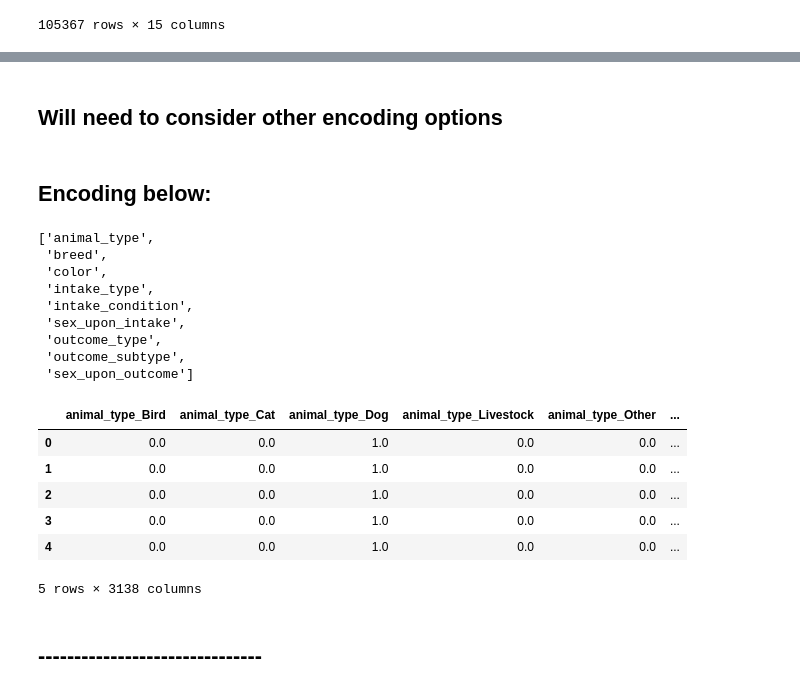
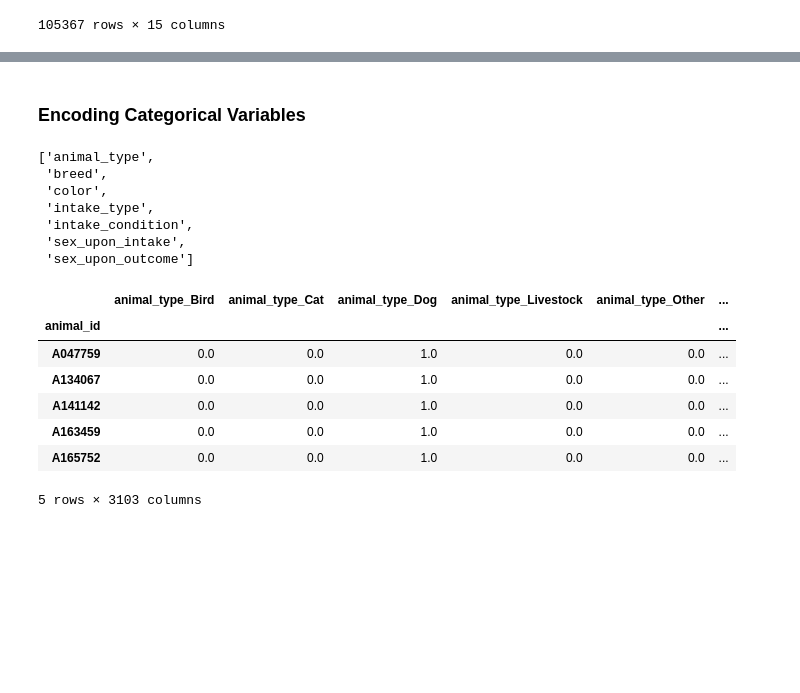
Before and after one commit to ilaha/Austin_AniML_Rescue, a Jupyter notebook: merged_csv_cleaning.ipynb, the cells around one changed output, grey strips where cells are left out. Drawn from its saved outputs; the diff is of its cells as text; code cells hidden in the pictures; blank space fills up the shorter version.

```diff
--- a/merged_csv_cleaning.ipynb
+++ b/merged_csv_cleaning.ipynb
@@ -227,6 +82,6 @@ df['color'].str.split('/', expand=True).rename(columns = lambda x: f'color_{x}')
 # %%
-df.drop(columns=['intake_date', 'date_of_birth', 'outcome_date', 'age_upon_outcome', 'age_upon_intake'], inplace = True)
-df
+df.drop(columns=['intake_date', 'date_of_birth', 'outcome_date', 'age_upon_outcome', 'age_upon_intake', 'outcome_subtype'], inplace = True)
+df.head()
 # %% [output]
 |  | animal_type | breed | color | intake_type | intake_condition | sex_upon_intake | outcome_type | ... |
 | animal_id |  |  |  |  |  |  |  | ... |
@@ -261,7 +93,5 @@ dtype: object
-# %% [markdown]
-## Will need to consider other encoding options
 # %% [markdown]
-## Encoding below:
+### Encoding Categorical Variables
 # %%
 # Using get dummies method
 
@@ -276,7 +106,8 @@ dtype: object
 # final = merged.drop(['animal_type'], axis='columns')
 # final
 # %%
-categorical_vars = [col for col in df.columns if df[col].dtype=="O"]
+# categorical_vars = [col for col in df.columns if df[col].dtype=="O"]
+categorical_vars = ['animal_type', 'breed', 'color', 'intake_type', 'intake_condition', 'sex_upon_intake', 'sex_upon_outcome']
 categorical_vars
 # %% [output]
 ['animal_type',
@@ -285,25 +116,22 @@ categorical_vars
  'intake_type',
  'intake_condition',
  'sex_upon_intake',
- 'outcome_type',
- 'outcome_subtype',
  'sex_upon_outcome']
 # %%
 # Use one hot encoder method
 enc = OneHotEncoder(sparse=False)
 # Fit and transform the OneHotEncoder using the categorical variable list
-encoded_df = pd.DataFrame(enc.fit_transform(df[categorical_vars]))
+encoded_df = pd.DataFrame(enc.fit_transform(df[categorical_vars]), index = df.index)
 
 # Add the encoded variable names to the dataframe
 encoded_df.columns = enc.get_feature_names(categorical_vars)
 encoded_df.head()
 # %% [output]
 |  | animal_type_Bird | animal_type_Cat | animal_type_Dog | animal_type_Livestock | animal_type_Other | ... |
-| 0 | 0.0 | 0.0 | 1.0 | 0.0 | 0.0 | ... |
-| 1 | 0.0 | 0.0 | 1.0 | 0.0 | 0.0 | ... |
-| 2 | 0.0 | 0.0 | 1.0 | 0.0 | 0.0 | ... |
-| 3 | 0.0 | 0.0 | 1.0 | 0.0 | 0.0 | ... |
-| 4 | 0.0 | 0.0 | 1.0 | 0.0 | 0.0 | ... |
+| animal_id |  |  |  |  |  | ... |
+| A047759 | 0.0 | 0.0 | 1.0 | 0.0 | 0.0 | ... |
+| A134067 | 0.0 | 0.0 | 1.0 | 0.0 | 0.0 | ... |
+| A141142 | 0.0 | 0.0 | 1.0 | 0.0 | 0.0 | ... |
+| A163459 | 0.0 | 0.0 | 1.0 | 0.0 | 0.0 | ... |
+| A165752 | 0.0 | 0.0 | 1.0 | 0.0 | 0.0 | ... |
-5 rows × 3138 columns
+5 rows × 3103 columns
-# %% [markdown]
-## -------------------------------
```
Also changed, not shown: parts of 31 cells of this notebook, 1 other file.
